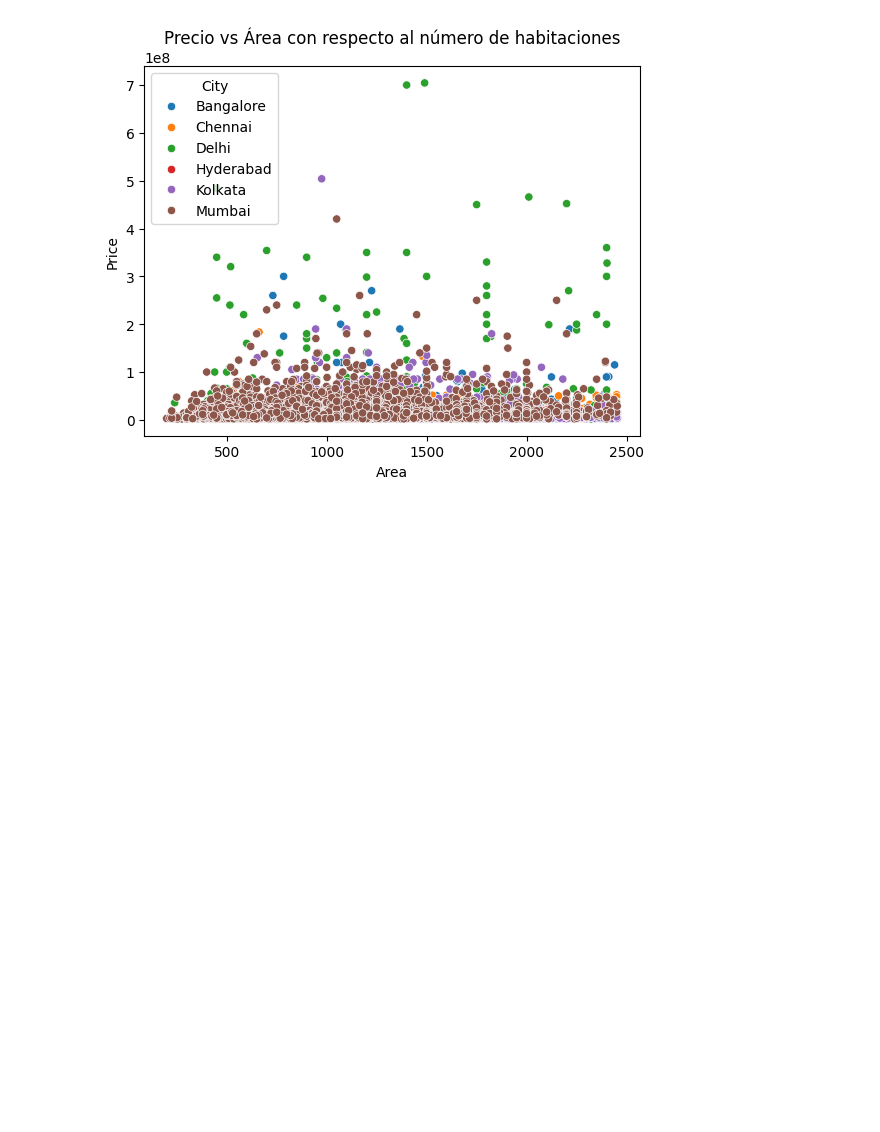
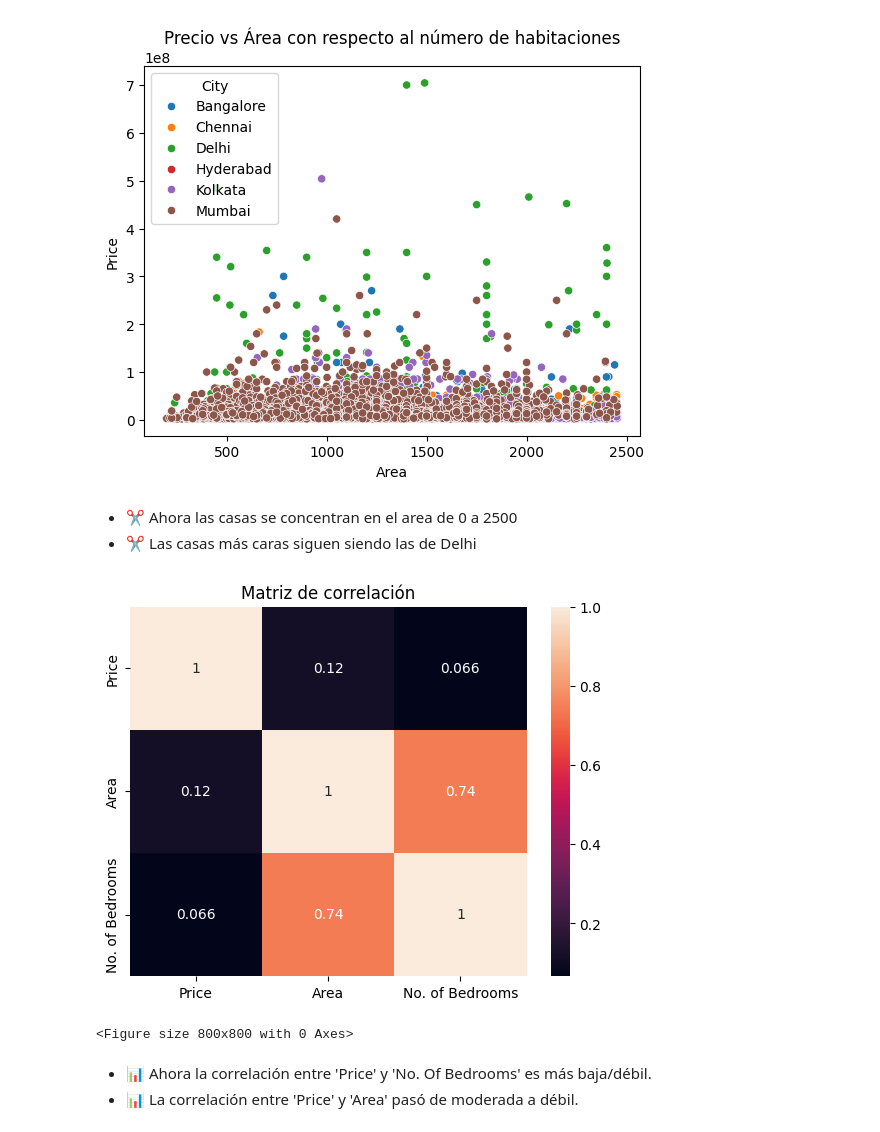
Before and after one commit to C0SS10/AI4ENG-II, a Jupyter notebook: House-Price-Predict.ipynb, the cells around one changed output. Cells and saved outputs as stored; diff of their text form; code cells hidden in the pictures; blank space fills up the shorter version.

```diff
--- a/House-Price-Predict.ipynb
+++ b/House-Price-Predict.ipynb
@@ -203,3 +207,18 @@ plt.title('Precio vs Área con respecto al número de habitaciones')
 plt.show()
 # %% [output]
 [figure]
+# %% [markdown]
+- ✂️ Ahora las casas se concentran en el area de 0 a 2500
+- ✂ Las casas más caras siguen siendo las de Delhi
+# %%
+matriz_correlacion = data_sin_atipicos.corr(numeric_only=True)
+sns.heatmap(matriz_correlacion, annot=True)
+plt.title("Matriz de correlación")
+plt.figure(figsize=(8, 8))
+plt.show()
+# %% [output]
+[figure, added]
+<Figure size 800x800 with 0 Axes>
+# %% [markdown]
+- 📊 Ahora la correlación entre 'Price' y 'No. Of Bedrooms' es más baja/débil.
+- 📊 La correlación entre 'Price' y 'Area' pasó de moderada a débil.
```
Also changed, not shown: parts of 6 cells of this notebook.
